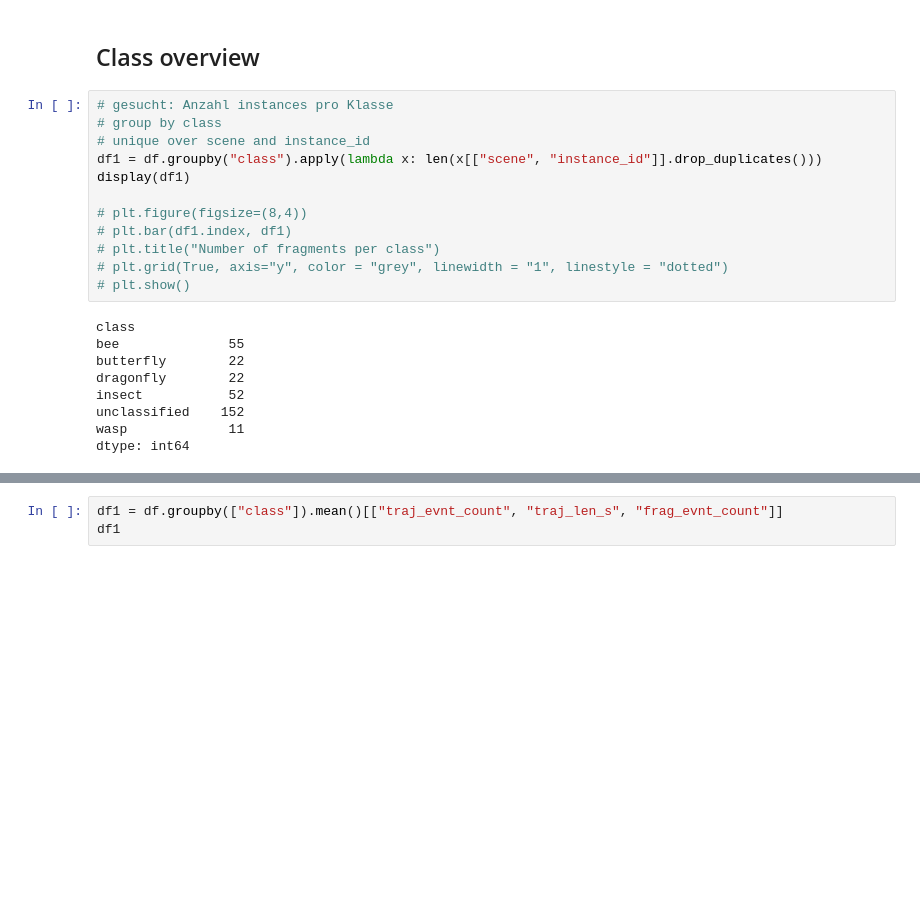
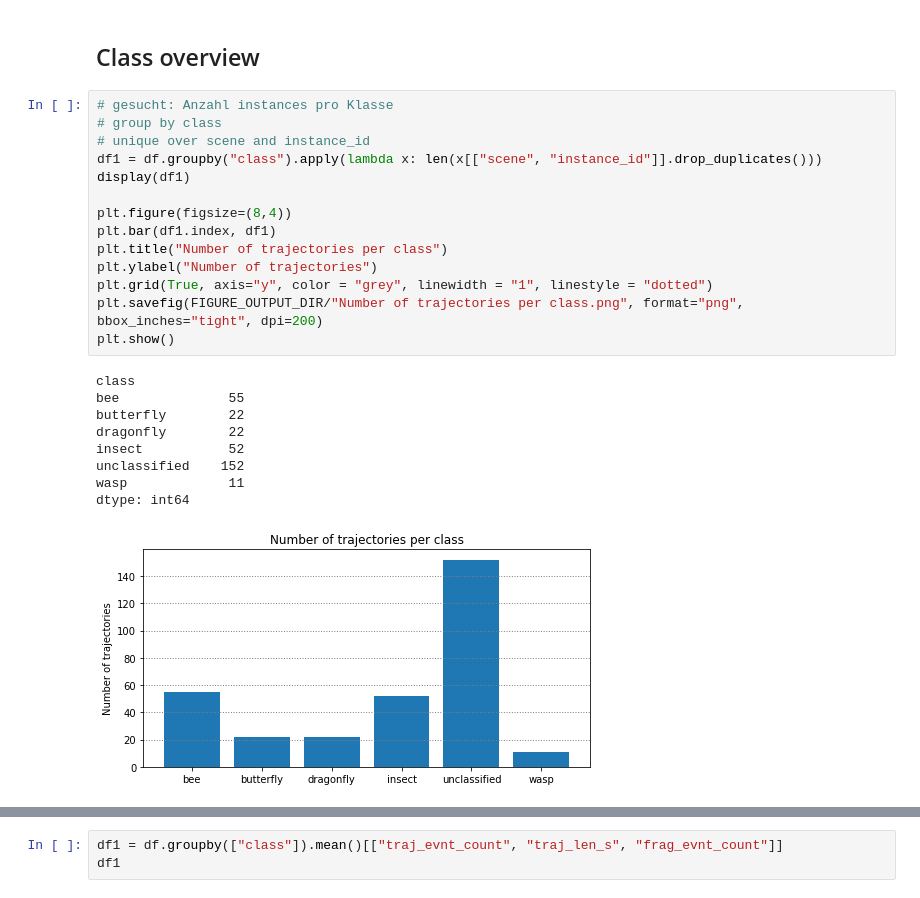
Before and after one commit to boeges/ma_point_cloud_processing, a Jupyter notebook: inspect_hist_statistics.ipynb, the cells around one changed output, grey strips where cells are left out. Cells and saved outputs as stored; diff of their text form; blank space fills up the shorter version.

```diff
--- a/inspect_hist_statistics.ipynb
+++ b/inspect_hist_statistics.ipynb
@@ -70,24 +70,27 @@ Total fragment count: 8819
 # %%
 # gesucht: Anzahl instances pro Klasse
 # group by class
 # unique over scene and instance_id
 df1 = df.groupby("class").apply(lambda x: len(x[["scene", "instance_id"]].drop_duplicates()))
 display(df1)
 
-# plt.figure(figsize=(8,4))
-# plt.bar(df1.index, df1)
-# plt.title("Number of fragments per class")
-# plt.grid(True, axis="y", color = "grey", linewidth = "1", linestyle = "dotted")
-# plt.show()
+plt.figure(figsize=(8,4))
+plt.bar(df1.index, df1)
+plt.title("Number of trajectories per class")
+plt.ylabel("Number of trajectories")
+plt.grid(True, axis="y", color = "grey", linewidth = "1", linestyle = "dotted")
+plt.savefig(FIGURE_OUTPUT_DIR/"Number of trajectories per class.png", format="png", bbox_inches="tight", dpi=200)
+plt.show()
 # %% [output]
 class
 bee              55
 butterfly        22
 dragonfly        22
 insect           52
 unclassified    152
 wasp             11
 dtype: int64
+[figure, added]
 # %%
 df1 = df.groupby("class").size()
 display(df1)
```
Also changed, not shown: parts of 2 cells of this notebook, 3 other files.
